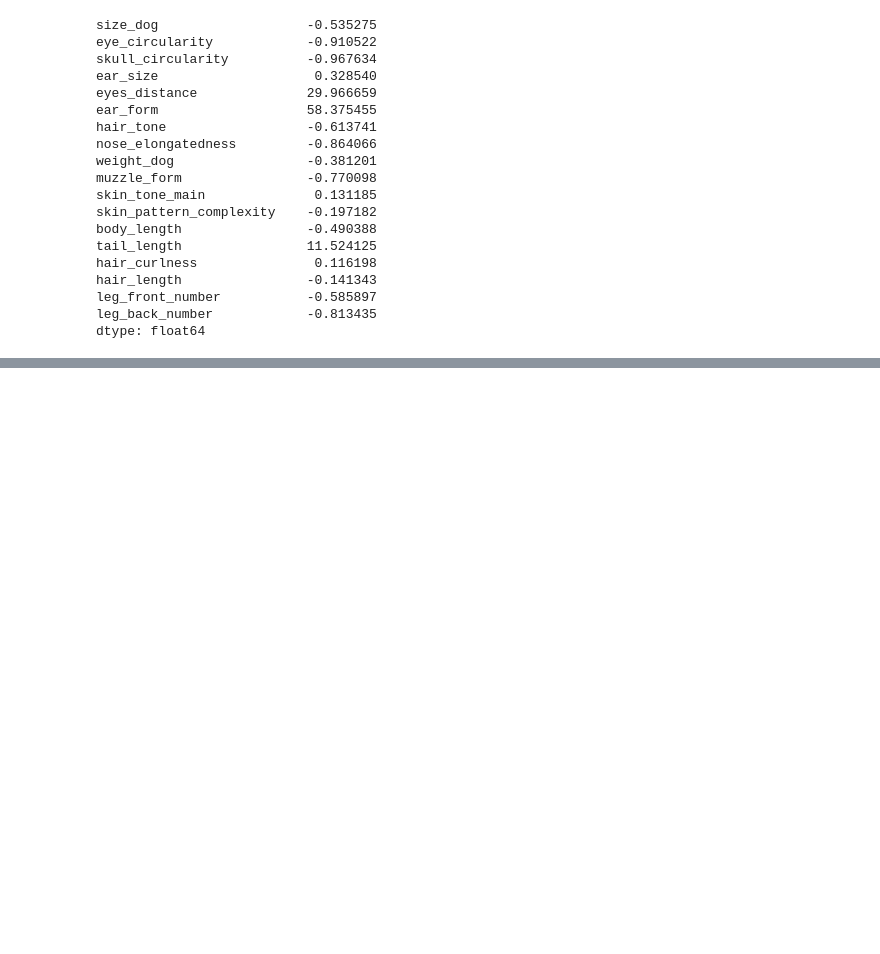
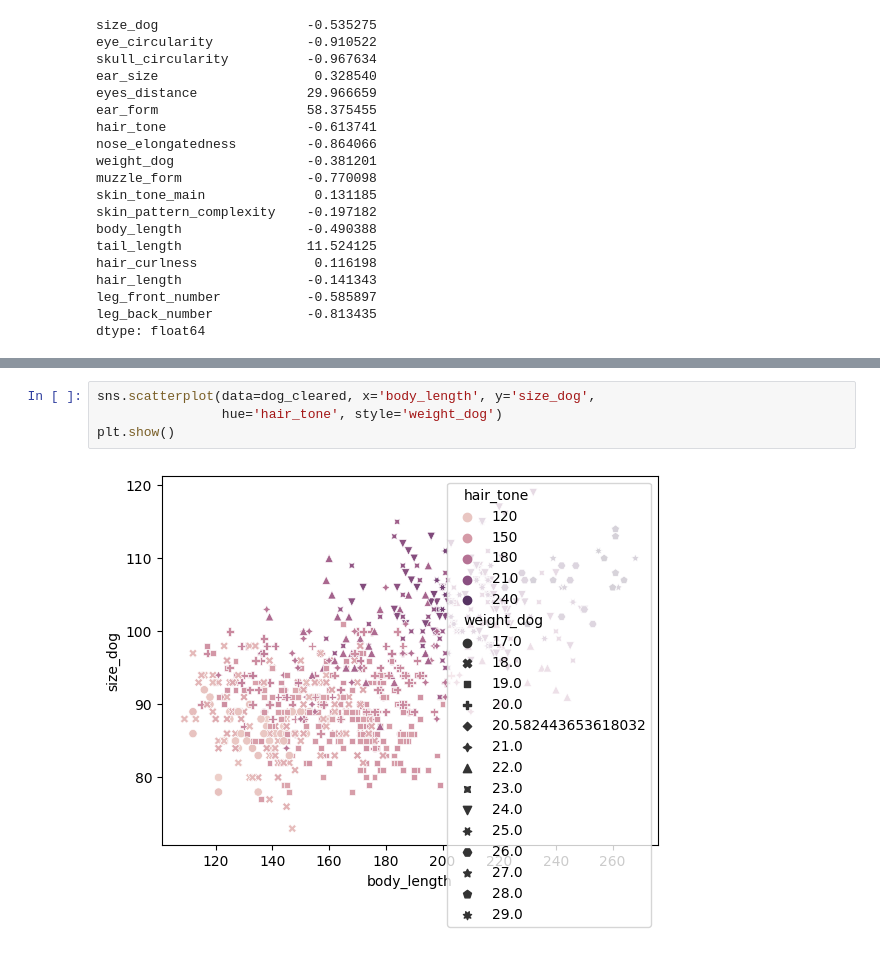
Before and after one commit to Luaa998/Kohonen-maps_Projekt, a Jupyter notebook: Clean_Dog_Data.ipynb, the cells around one changed output, grey strips where cells are left out. Cells and saved outputs as stored; diff of their text form; blank space fills up the shorter version.

```diff
--- a/Clean_Dog_Data.ipynb
+++ b/Clean_Dog_Data.ipynb
@@ -235,0 +248,6 @@ dtype: float64
+# %%
+sns.scatterplot(data=dog_cleared, x='body_length', y='size_dog',
+                hue='hair_tone', style='weight_dog')
+plt.show()
+# %% [output]
+[figure, added]
```
Also changed, not shown: parts of 2 cells of this notebook.
